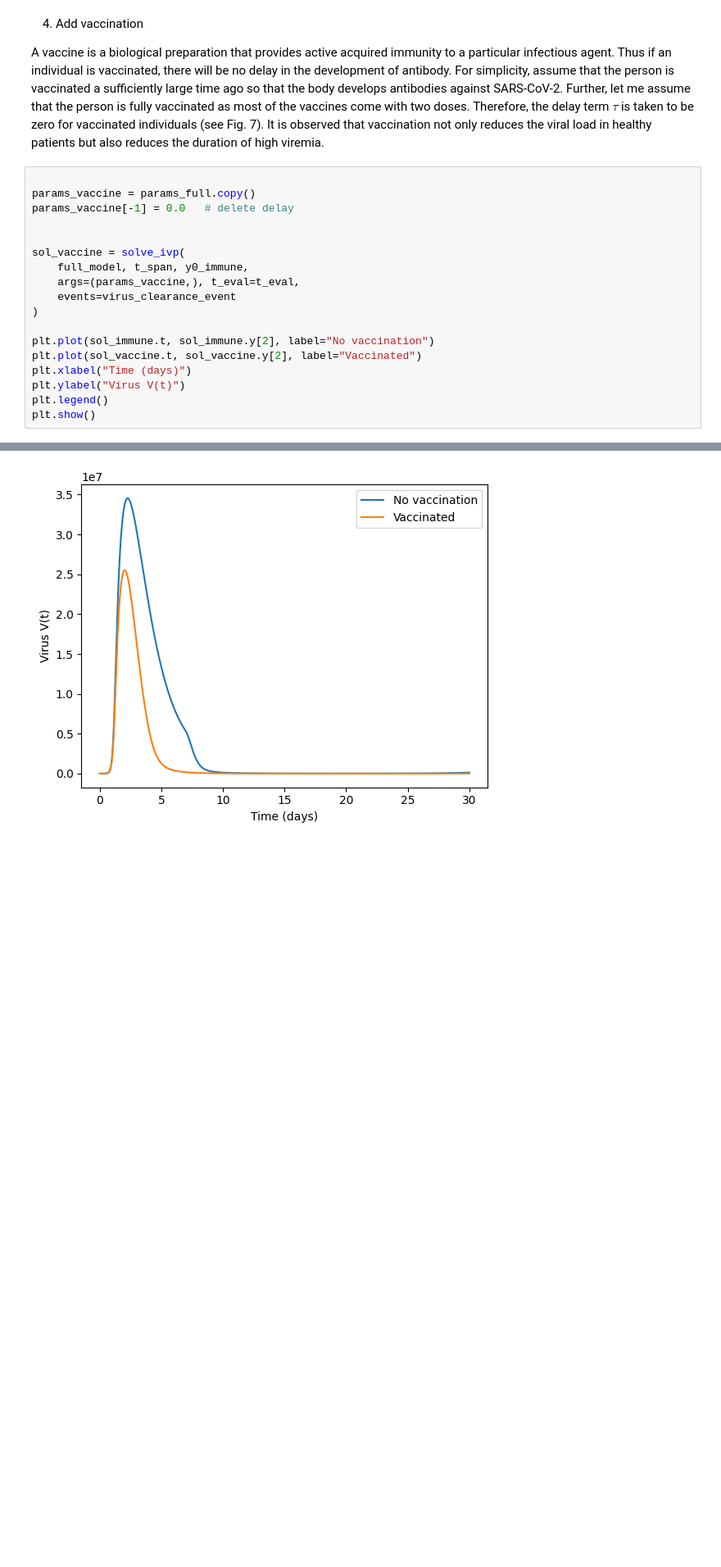
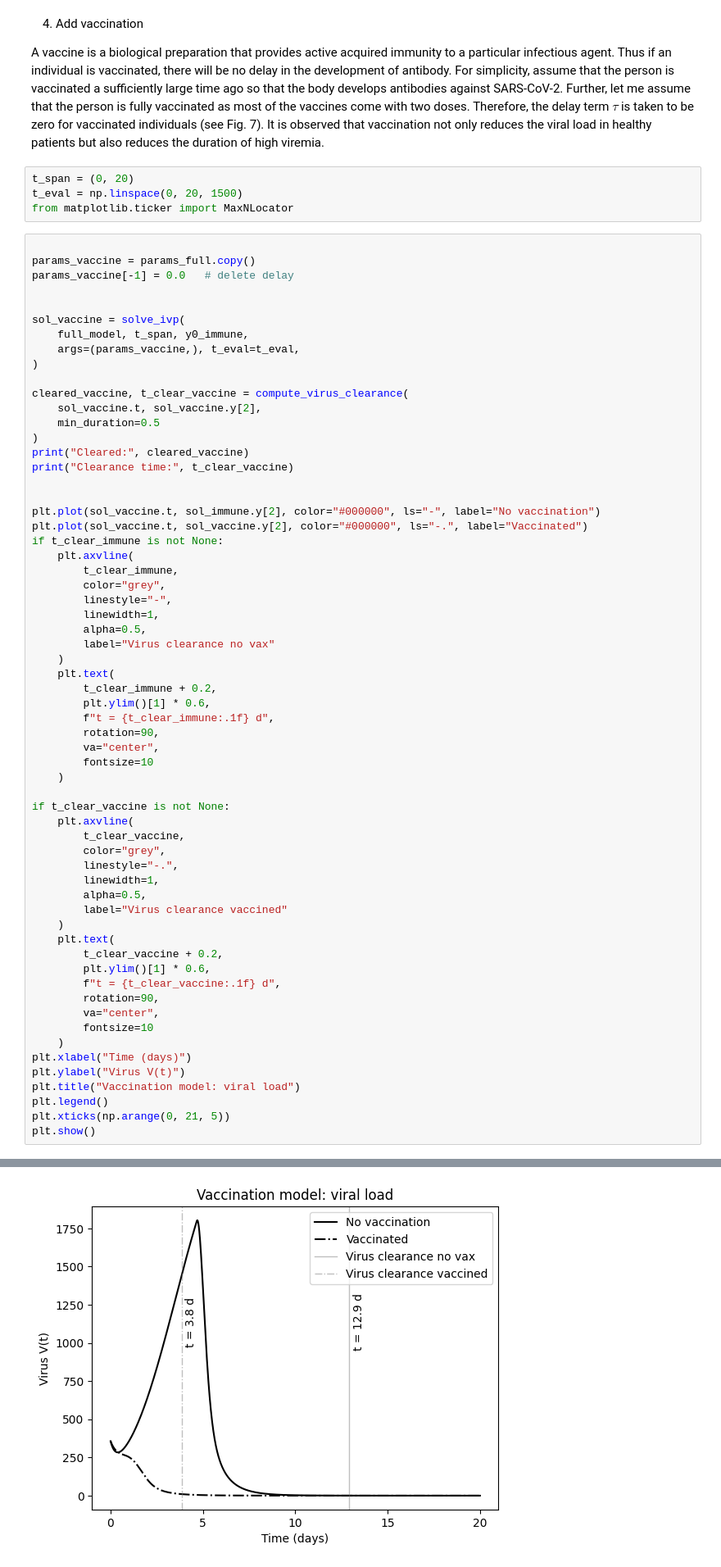
Before and after one commit to angelabortolato/PLDE, a Jupyter notebook: project.ipynb, the cells around one changed output, grey strips where cells are left out. Shown at 82% size. Saved outputs shown, nothing was run; the diff lists cells and outputs as text; blank space fills up the shorter version.

```diff
--- a/project.ipynb
+++ b/project.ipynb
@@ -316,6 +392,10 @@ vaccinated as most of the vaccines come with two doses.
 Therefore, the delay term $\tau$ is taken to be zero for vaccinated individuals (see Fig. 7). It is observed that vaccination
 not only reduces the viral load in healthy patients but also
 reduces the duration of high viremia.
+# %%
+t_span = (0, 20)
+t_eval = np.linspace(0, 20, 1500)
+from matplotlib.ticker import MaxNLocator
 # %%
 
 params_vaccine = params_full.copy()
@@ -325,13 +405,57 @@ params_vaccine[-1] = 0.0   # delete delay
 sol_vaccine = solve_ivp(
     full_model, t_span, y0_immune,
     args=(params_vaccine,), t_eval=t_eval,
-    events=virus_clearance_event
 )
 
-plt.plot(sol_immune.t, sol_immune.y[2], label="No vaccination")
-plt.plot(sol_vaccine.t, sol_vaccine.y[2], label="Vaccinated")
+cleared_vaccine, t_clear_vaccine = compute_virus_clearance(
+    sol_vaccine.t, sol_vaccine.y[2],
+    min_duration=0.5
+)
+print("Cleared:", cleared_vaccine)
+print("Clearance time:", t_clear_vaccine)
+
+
+plt.plot(sol_vaccine.t, sol_immune.y[2], color="#000000", ls="-", label="No vaccination")
+plt.plot(sol_vaccine.t, sol_vaccine.y[2], color="#000000", ls="-.", label="Vaccinated")
+if t_clear_immune is not None:
+    plt.axvline(
+        t_clear_immune,
+        color="grey",
+        linestyle="-",
+        linewidth=1,
+        alpha=0.5,
+        label="Virus clearance no vax"
+    )
+    plt.text(
+        t_clear_immune + 0.2,
+        plt.ylim()[1] * 0.6,
+        f"t = {t_clear_immune:.1f} d",
+        rotation=90,
+        va="center",
+        fontsize=10
+    )
+
+if t_clear_vaccine is not None:
+    plt.axvline(
+        t_clear_vaccine,
+        color="grey",
+        linestyle="-.",
+        linewidth=1,
+        alpha=0.5,
+        label="Virus clearance vaccined"
+    )
+    plt.text(
+        t_clear_vaccine + 0.2,
+        plt.ylim()[1] * 0.6,
+        f"t = {t_clear_vaccine:.1f} d",
+        rotation=90,
+        va="center",
+        fontsize=10
+    )
 plt.xlabel("Time (days)")
 plt.ylabel("Virus V(t)")
+plt.title("Vaccination model: viral load")
 plt.legend()
+plt.xticks(np.arange(0, 21, 5))
 plt.show()
 # %% [output]
@@ -338 +464 @@ plt.show()
-[figure, old version]
+[figure, new version]
```
Also changed, not shown: parts of 44 cells of this notebook.
